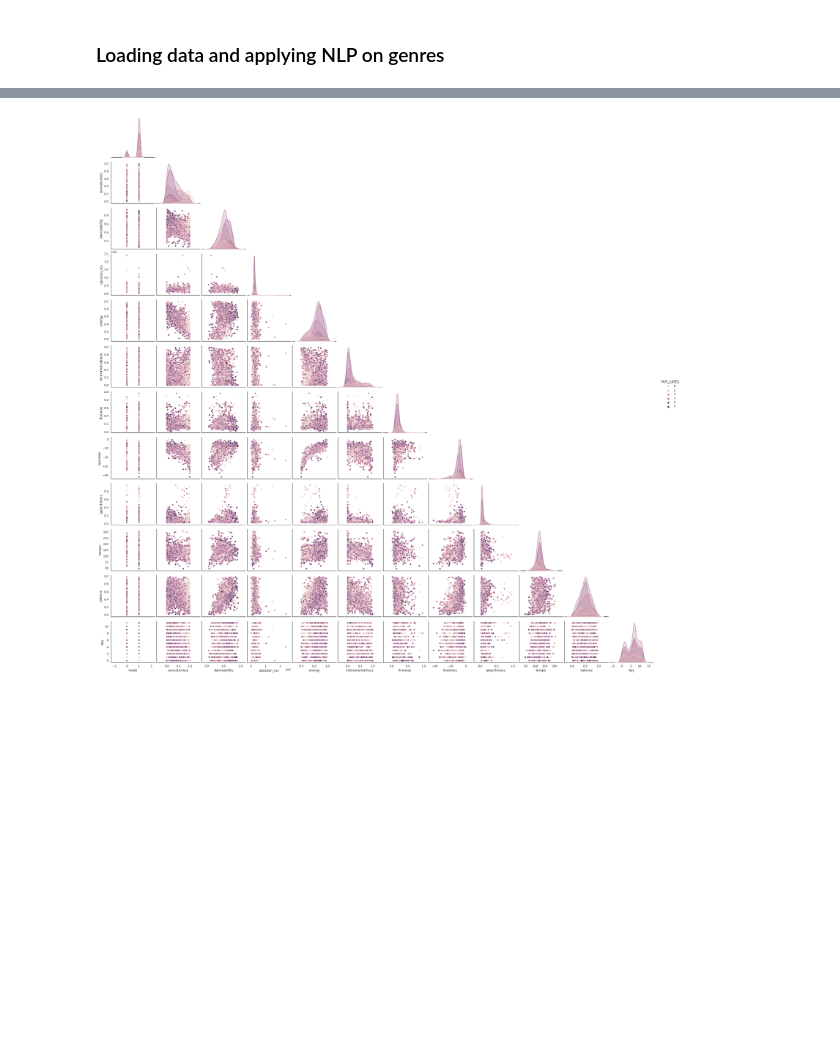
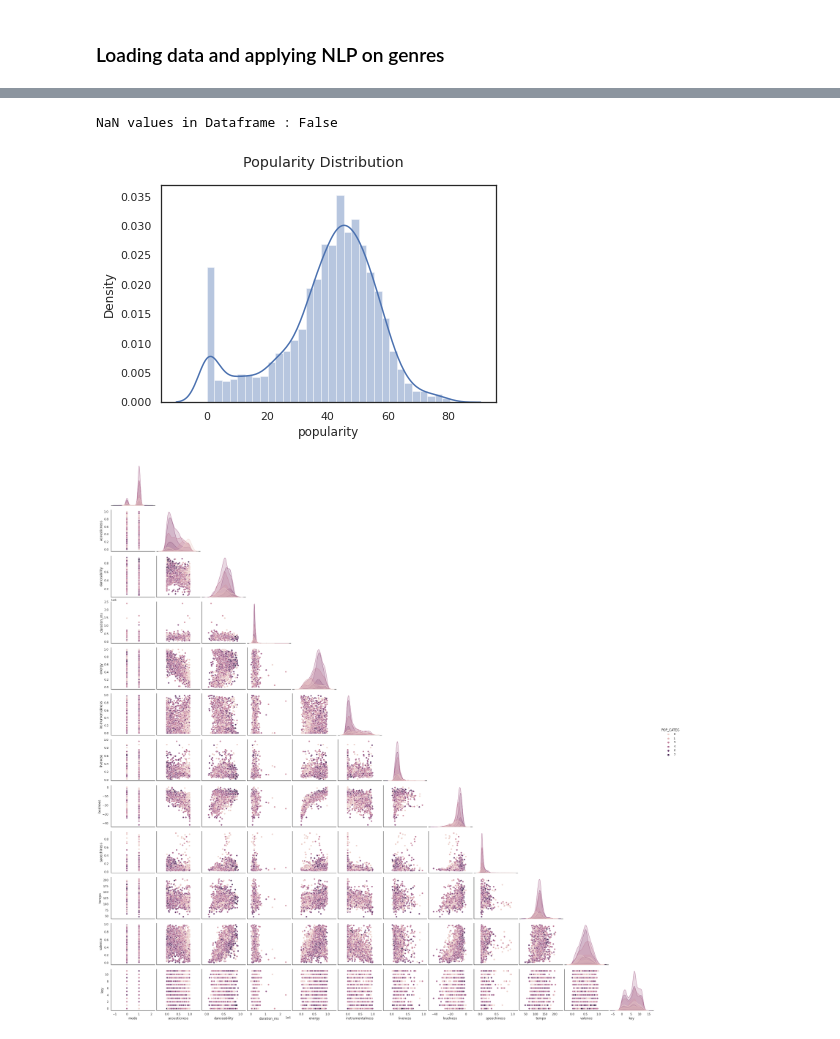
Before and after one commit to bastiendlf/Kaggle-Spotify-SDATA, a Jupyter notebook: EXERCICE_2_VISUALIZATION.ipynb, the cells around one changed output, grey strips where cells are left out. Drawn from its saved outputs; the diff is of its cells as text; code cells hidden in the pictures; blank space fills up the shorter version.

Commit message:
Visualisation data exo2

```diff
--- a/Regression.ipynb
+++ b/EXERCICE_2_VISUALIZATION.ipynb
@@ -24,3 +38,13 @@ X = df_NLP.drop("popularity", axis=1)
+# %%
+print(f"NaN values in Dataframe : {is_there_nan_values(df)}")
+# %% [output]
+NaN values in Dataframe : False
+# %%
+sns.distplot(df['popularity'])
+plt.suptitle('Popularity Distribution')
+plt.show()
+# %% [output]
+[figure, added]
 # %%
 df_viz = df.drop(["genres"], axis=1)
 
```
Also changed, not shown: parts of 39 cells of this notebook, 1 other file.
